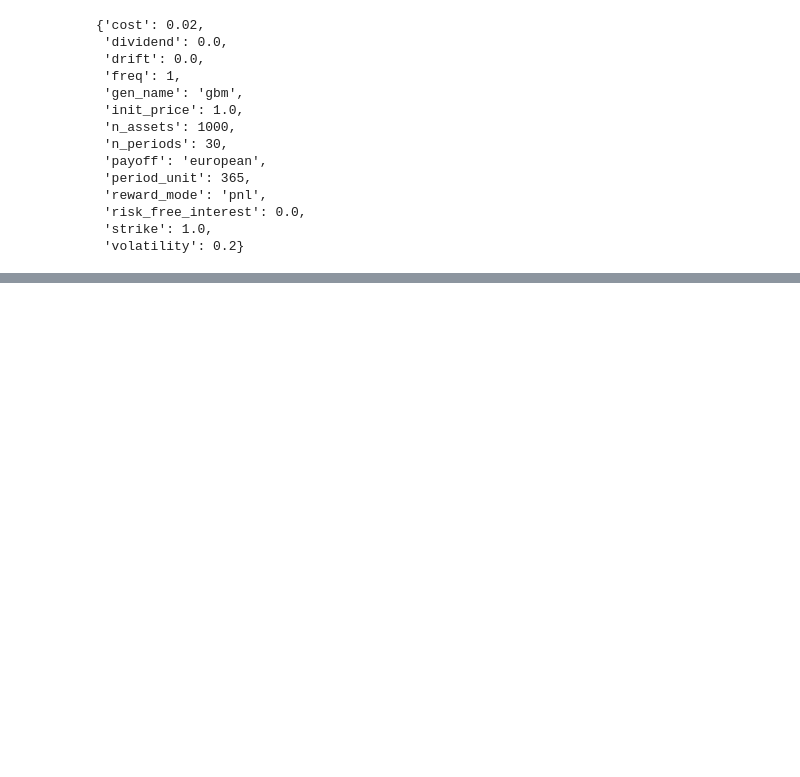
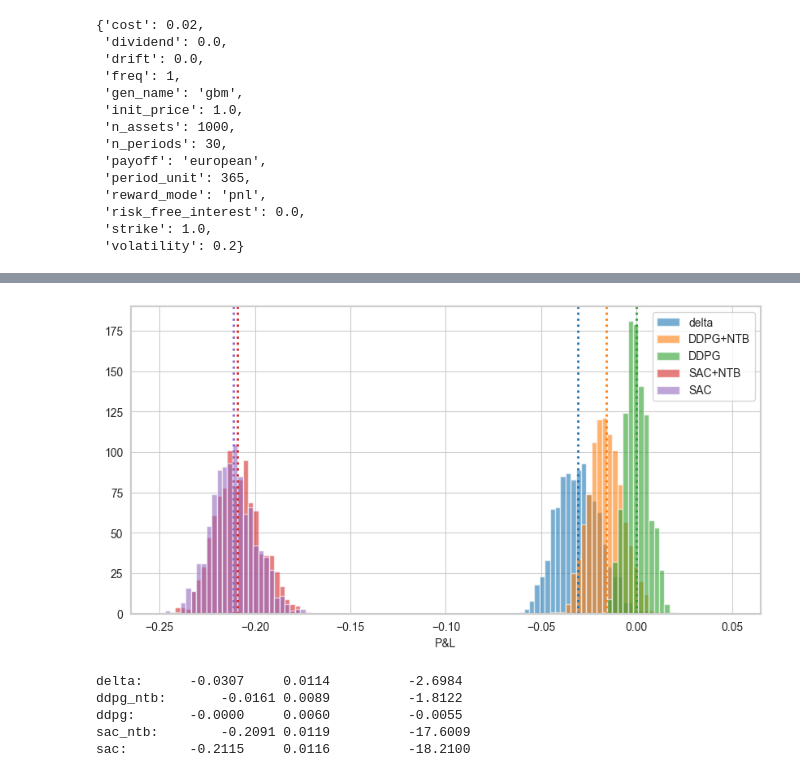
Before and after one commit to bluesunb/Deep_Hedging, a Jupyter notebook: Algorithms/learn/sac/run.ipynb, the cells around one changed output, grey strips where cells are left out. Drawn from its saved outputs; the diff is of its cells as text; code cells hidden in the pictures; blank space fills up the shorter version.

```diff
--- a/Algorithms/learn/sac/run.ipynb
+++ b/Algorithms/learn/sac/run.ipynb
@@ -108,0 +292,48 @@ loss
+# %%
+plt.xlabel('P&L')
+plot_range = (-0.25, 0.05)
+bins = 110
+
+plt.hist(delta_pnl, bins=bins, range=plot_range, alpha=0.6, label='delta')
+plt.axvline(delta_pnl.mean(), ls=':', lw=2, c='C0')
+
+plt.hist(ddpg_ntb_pnl, bins=bins, range=plot_range, alpha=0.6, label='DDPG+NTB')
+plt.axvline(ddpg_ntb_pnl.mean(), ls=':', lw=2, c='C1')
+
+plt.hist(ddpg_pnl, bins=bins, range=plot_range, alpha=0.6, label='DDPG')
+plt.axvline(ddpg_pnl.mean(), ls=':', lw=2, c='C2')
+
+plt.hist(sac_ntb_pnl, bins=bins, range=plot_range, alpha=0.6, label='SAC+NTB')
+plt.axvline(sac_ntb_pnl.mean(), ls=':', lw=2, c='C3')
+
+plt.hist(sac_pnl, bins=bins, range=plot_range, alpha=0.6, label='SAC')
+plt.axvline(sac_pnl.mean(), ls=':', lw=2, c='C4')
+
+plt.legend()
+plt.show()
+# %% [output]
+[figure, added]
+# %%
+def r1(pnl):
+    return pnl.mean()/pnl.std()
+
+def performance_print(pnl, name):
+    print(f'{name}:\t{"" if len(name)>5 else "    "}{pnl.mean():.4f}\t{pnl.std():.4f}\t\t{r1(pnl):.4f}')
+
+# print(f'delta:\t\t{delta_pnl.mean():.4f}\t{delta_pnl.std():.4f}\t\t{r1(delta_pnl):.4f}')
+# print(f'ddpg+ntb:\t{ddpg_ntb_pnl.mean():.4f}\t{ddpg_ntb_pnl.std():.4f}\t\t{r1(ddpg_ntb_pnl)}')
+# print(f'ddpg:\t\t{ddpg_pnl.mean():.4f}\t{ddpg_pnl.std():.4f}')
+# print(f'sac+ntb:\t{sac_ntb_pnl.mean():.4f}\t{sac_ntb_pnl.std():.4f}')
+# print(f'sac:\t\t{sac_pnl.mean():.4f}\t{sac_pnl.std():.4f}')
+
+performance_print(delta_pnl, 'delta')
+performance_print(ddpg_ntb_pnl, 'ddpg_ntb')
+performance_print(ddpg_pnl, 'ddpg')
+performance_print(sac_ntb_pnl, 'sac_ntb')
+performance_print(sac_pnl, 'sac')
+# %% [output]
+delta:      -0.0307     0.0114          -2.6984
+ddpg_ntb:       -0.0161 0.0089          -1.8122
+ddpg:       -0.0000     0.0060          -0.0055
+sac_ntb:        -0.2091 0.0119          -17.6009
+sac:        -0.2115     0.0116          -18.2100
```
Also changed, not shown: parts of 34 cells of this notebook, 46 other files.
